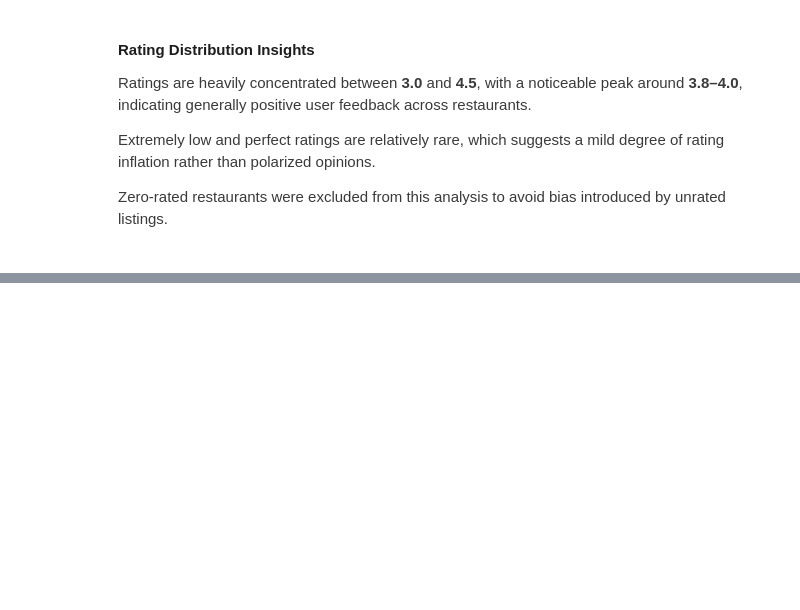
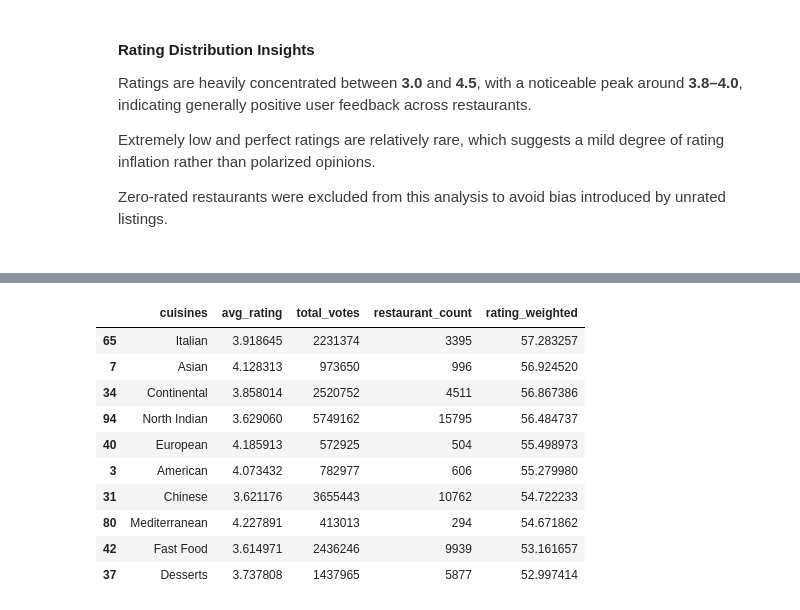
Before and after one commit to Ruchika-01/EDA-Projects, a Jupyter notebook: Zomato_Restaurant_Analytics.ipynb, the cells around one changed output, grey strips where cells are left out. Drawn from its saved outputs; the diff is of its cells as text; code cells hidden in the pictures; blank space fills up the shorter version.

```diff
--- a/Zomato_Restaurant_Analytics.ipynb
+++ b/Zomato_Restaurant_Analytics.ipynb
@@ -1282,3 +1282,30 @@ plt.show()
     by unrated listings.
   </p>
 </div>
+# %%
+# Keep only rated restaurants
+df_rated = df[df['aggregate_rating'] > 0].copy()
+
+# Split multiple cuisines and explode
+df_rated['cuisines'] = df_rated['cuisines'].str.split(',')
+df_cuisine = df_rated.explode('cuisines')
+
+# Clean whitespace
+df_cuisine['cuisines'] = df_cuisine['cuisines'].str.strip()
+# %%
+cuisine_stats = (
+    df_cuisine
+    .groupby('cuisines')
+    .agg(
+        avg_rating=('aggregate_rating', 'mean'),
+        total_votes=('votes', 'sum'),
+        restaurant_count=('cuisines', 'count')
+    )
+    .reset_index()
+)
+# %%
+# Keep cuisines with sufficient data
+cuisine_stats_filtered = cuisine_stats[
+    (cuisine_stats['restaurant_count'] >= 20) &
+    (cuisine_stats['total_votes'] >= 100)
+].sort_values(by='avg_rating', ascending=False)
@@ -1284,0 +1416,21 @@ plt.show()
+# %%
+cuisine_stats_filtered['rating_weighted'] = (
+    cuisine_stats_filtered['avg_rating'] *
+    np.log1p(cuisine_stats_filtered['total_votes'])
+)
+
+cuisine_stats_filtered.sort_values(
+    by='rating_weighted', ascending=False
+).head(10)
+# %% [output]
+|  | cuisines | avg_rating | total_votes | restaurant_count | rating_weighted |
+| 65 | Italian | 3.918645 | 2231374 | 3395 | 57.283257 |
+| 7 | Asian | 4.128313 | 973650 | 996 | 56.924520 |
+| 34 | Continental | 3.858014 | 2520752 | 4511 | 56.867386 |
+| 94 | North Indian | 3.629060 | 5749162 | 15795 | 56.484737 |
+| 40 | European | 4.185913 | 572925 | 504 | 55.498973 |
+| 3 | American | 4.073432 | 782977 | 606 | 55.279980 |
+| 31 | Chinese | 3.621176 | 3655443 | 10762 | 54.722233 |
+| 80 | Mediterranean | 4.227891 | 413013 | 294 | 54.671862 |
+| 42 | Fast Food | 3.614971 | 2436246 | 9939 | 53.161657 |
+| 37 | Desserts | 3.737808 | 1437965 | 5877 | 52.997414 |
```
Also changed, not shown: parts of 9 cells of this notebook.
